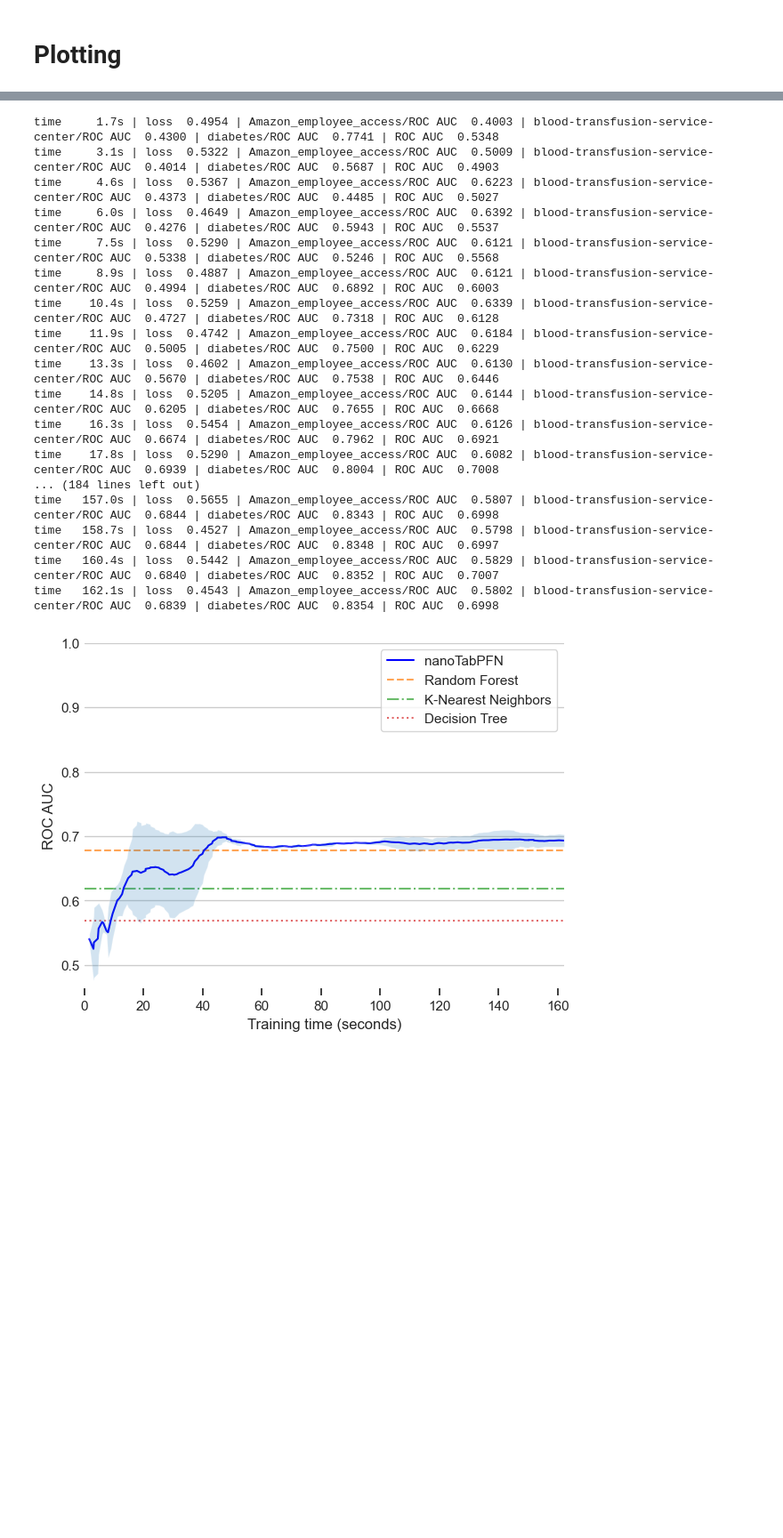
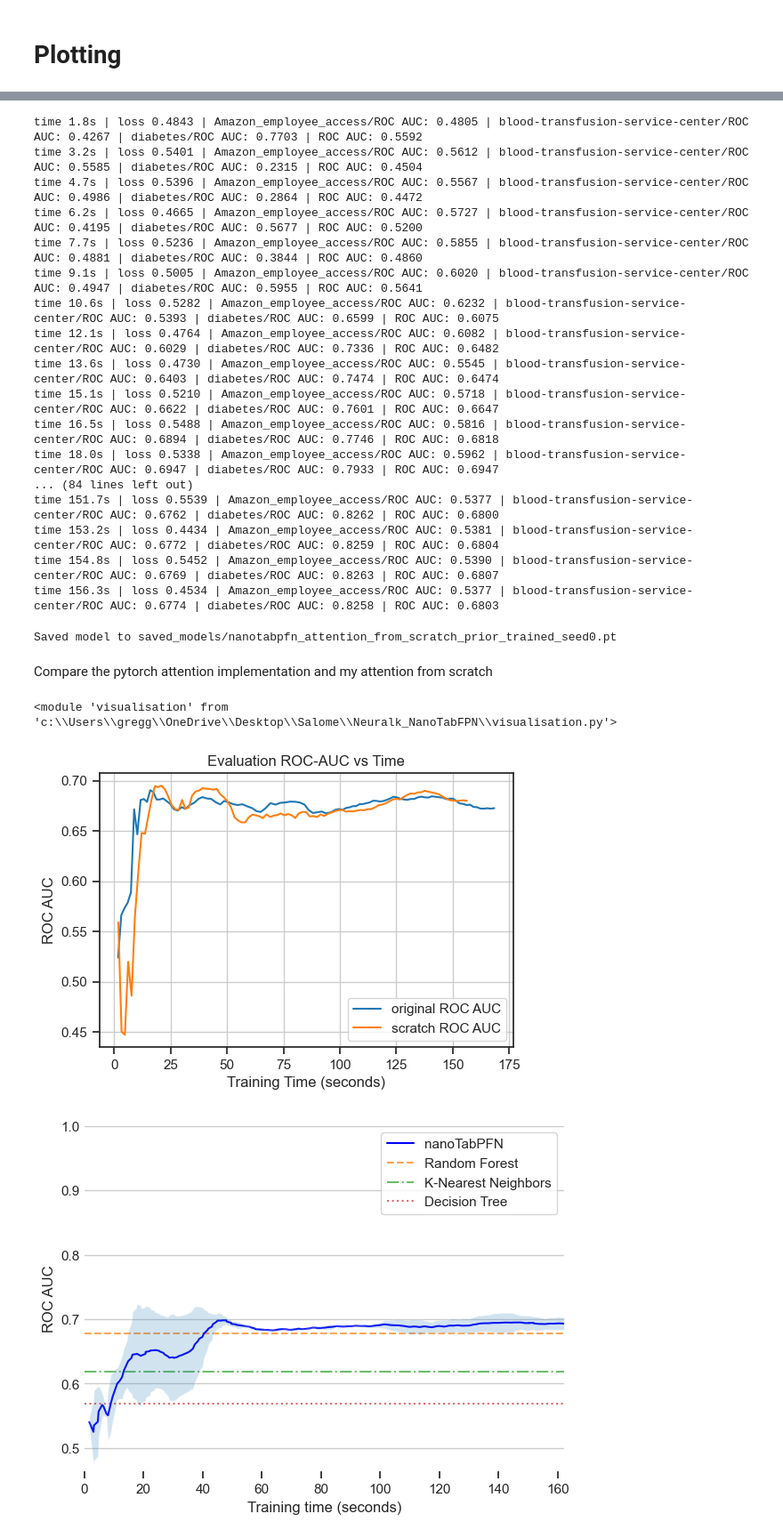
Before and after one commit to sgobbi/Neuralk_NanoTabFPN, a Jupyter notebook: experiment.ipynb, the cells around one changed output, grey strips where cells are left out. Shown at 89% size. Drawn from its saved outputs; the diff is of its cells as text; code cells hidden in the pictures; blank space fills up the shorter version.

```diff
--- a/experiment.ipynb
+++ b/experiment.ipynb
@@ -454,10 +543,10 @@ from model import NanoTabPFNModel
 from model import NanoTabPFNModel
 from train import PriorDumpDataLoader, train, get_default_device, set_randomness_seed
 
-histories_local = []
+histories_scratch = []
 device = get_default_device()
 
-for seed in [0, 111]:
+for seed in [0]:
     set_randomness_seed(seed)
     prior = PriorDumpDataLoader("300k_150x5_2.h5", num_steps=2500, batch_size=32, device=device)
     model = NanoTabPFNModel(
@@ -470,27 +559,52 @@ for seed in [0, 111]:
         )
     eval_model_partial = functools.partial(eval_model, datasets=DATASETS)
     model, history = train(model, prior, lr=4e-3, steps_per_eval=25, eval_func=eval_model_partial)
-    history = [{**record, "training_time": training_time} for (training_time, record) in history]
     history = pd.DataFrame(history)
-    histories_local.append(history)
+    histories_scratch.append(history)
 # %% [output]
-time     1.7s | loss  0.4954 | Amazon_employee_access/ROC AUC  0.4003 | blood-transfusion-service-center/ROC AUC  0.4300 | diabetes/ROC AUC  0.7741 | ROC AUC  0.5348
-time     3.1s | loss  0.5322 | Amazon_employee_access/ROC AUC  0.5009 | blood-transfusion-service-center/ROC AUC  0.4014 | diabetes/ROC AUC  0.5687 | ROC AUC  0.4903
-time     4.6s | loss  0.5367 | Amazon_employee_access/ROC AUC  0.6223 | blood-transfusion-service-center/ROC AUC  0.4373 | diabetes/ROC AUC  0.4485 | ROC AUC  0.5027
-time     6.0s | loss  0.4649 | Amazon_employee_access/ROC AUC  0.6392 | blood-transfusion-service-center/ROC AUC  0.4276 | diabetes/ROC AUC  0.5943 | ROC AUC  0.5537
-time     7.5s | loss  0.5290 | Amazon_employee_access/ROC AUC  0.6121 | blood-transfusion-service-center/ROC AUC  0.5338 | diabetes/ROC AUC  0.5246 | ROC AUC  0.5568
-time     8.9s | loss  0.4887 | Amazon_employee_access/ROC AUC  0.6121 | blood-transfusion-service-center/ROC AUC  0.4994 | diabetes/ROC AUC  0.6892 | ROC AUC  0.6003
-time    10.4s | loss  0.5259 | Amazon_employee_access/ROC AUC  0.6339 | blood-transfusion-service-center/ROC AUC  0.4727 | diabetes/ROC AUC  0.7318 | ROC AUC  0.6128
-time    11.9s | loss  0.4742 | Amazon_employee_access/ROC AUC  0.6184 | blood-transfusion-service-center/ROC AUC  0.5005 | diabetes/ROC AUC  0.7500 | ROC AUC  0.6229
-time    13.3s | loss  0.4602 | Amazon_employee_access/ROC AUC  0.6130 | blood-transfusion-service-center/ROC AUC  0.5670 | diabetes/ROC AUC  0.7538 | ROC AUC  0.6446
-time    14.8s | loss  0.5205 | Amazon_employee_access/ROC AUC  0.6144 | blood-transfusion-service-center/ROC AUC  0.6205 | diabetes/ROC AUC  0.7655 | ROC AUC  0.6668
-time    16.3s | loss  0.5454 | Amazon_employee_access/ROC AUC  0.6126 | blood-transfusion-service-center/ROC AUC  0.6674 | diabetes/ROC AUC  0.7962 | ROC AUC  0.6921
-time    17.8s | loss  0.5290 | Amazon_employee_access/ROC AUC  0.6082 | blood-transfusion-service-center/ROC AUC  0.6939 | diabetes/ROC AUC  0.8004 | ROC AUC  0.7008
-... (184 lines left out)
-time   157.0s | loss  0.5655 | Amazon_employee_access/ROC AUC  0.5807 | blood-transfusion-service-center/ROC AUC  0.6844 | diabetes/ROC AUC  0.8343 | ROC AUC  0.6998
-time   158.7s | loss  0.4527 | Amazon_employee_access/ROC AUC  0.5798 | blood-transfusion-service-center/ROC AUC  0.6844 | diabetes/ROC AUC  0.8348 | ROC AUC  0.6997
-time   160.4s | loss  0.5442 | Amazon_employee_access/ROC AUC  0.5829 | blood-transfusion-service-center/ROC AUC  0.6840 | diabetes/ROC AUC  0.8352 | ROC AUC  0.7007
-time   162.1s | loss  0.4543 | Amazon_employee_access/ROC AUC  0.5802 | blood-transfusion-service-center/ROC AUC  0.6839 | diabetes/ROC AUC  0.8354 | ROC AUC  0.6998
+time 1.8s | loss 0.4843 | Amazon_employee_access/ROC AUC: 0.4805 | blood-transfusion-service-center/ROC AUC: 0.4267 | diabetes/ROC AUC: 0.7703 | ROC AUC: 0.5592
+time 3.2s | loss 0.5401 | Amazon_employee_access/ROC AUC: 0.5612 | blood-transfusion-service-center/ROC AUC: 0.5585 | diabetes/ROC AUC: 0.2315 | ROC AUC: 0.4504
+time 4.7s | loss 0.5396 | Amazon_employee_access/ROC AUC: 0.5567 | blood-transfusion-service-center/ROC AUC: 0.4986 | diabetes/ROC AUC: 0.2864 | ROC AUC: 0.4472
+time 6.2s | loss 0.4665 | Amazon_employee_access/ROC AUC: 0.5727 | blood-transfusion-service-center/ROC AUC: 0.4195 | diabetes/ROC AUC: 0.5677 | ROC AUC: 0.5200
+time 7.7s | loss 0.5236 | Amazon_employee_access/ROC AUC: 0.5855 | blood-transfusion-service-center/ROC AUC: 0.4881 | diabetes/ROC AUC: 0.3844 | ROC AUC: 0.4860
+time 9.1s | loss 0.5005 | Amazon_employee_access/ROC AUC: 0.6020 | blood-transfusion-service-center/ROC AUC: 0.4947 | diabetes/ROC AUC: 0.5955 | ROC AUC: 0.5641
+time 10.6s | loss 0.5282 | Amazon_employee_access/ROC AUC: 0.6232 | blood-transfusion-service-center/ROC AUC: 0.5393 | diabetes/ROC AUC: 0.6599 | ROC AUC: 0.6075
+time 12.1s | loss 0.4764 | Amazon_employee_access/ROC AUC: 0.6082 | blood-transfusion-service-center/ROC AUC: 0.6029 | diabetes/ROC AUC: 0.7336 | ROC AUC: 0.6482
+time 13.6s | loss 0.4730 | Amazon_employee_access/ROC AUC: 0.5545 | blood-transfusion-service-center/ROC AUC: 0.6403 | diabetes/ROC AUC: 0.7474 | ROC AUC: 0.6474
+time 15.1s | loss 0.5210 | Amazon_employee_access/ROC AUC: 0.5718 | blood-transfusion-service-center/ROC AUC: 0.6622 | diabetes/ROC AUC: 0.7601 | ROC AUC: 0.6647
+time 16.5s | loss 0.5488 | Amazon_employee_access/ROC AUC: 0.5816 | blood-transfusion-service-center/ROC AUC: 0.6894 | diabetes/ROC AUC: 0.7746 | ROC AUC: 0.6818
+time 18.0s | loss 0.5338 | Amazon_employee_access/ROC AUC: 0.5962 | blood-transfusion-service-center/ROC AUC: 0.6947 | diabetes/ROC AUC: 0.7933 | ROC AUC: 0.6947
+... (84 lines left out)
+time 151.7s | loss 0.5539 | Amazon_employee_access/ROC AUC: 0.5377 | blood-transfusion-service-center/ROC AUC: 0.6762 | diabetes/ROC AUC: 0.8262 | ROC AUC: 0.6800
+time 153.2s | loss 0.4434 | Amazon_employee_access/ROC AUC: 0.5381 | blood-transfusion-service-center/ROC AUC: 0.6772 | diabetes/ROC AUC: 0.8259 | ROC AUC: 0.6804
+time 154.8s | loss 0.5452 | Amazon_employee_access/ROC AUC: 0.5390 | blood-transfusion-service-center/ROC AUC: 0.6769 | diabetes/ROC AUC: 0.8263 | ROC AUC: 0.6807
+time 156.3s | loss 0.4534 | Amazon_employee_access/ROC AUC: 0.5377 | blood-transfusion-service-center/ROC AUC: 0.6774 | diabetes/ROC AUC: 0.8258 | ROC AUC: 0.6803
+# %%
+save_path = f"saved_models/nanotabpfn_attention_from_scratch_prior_trained_seed{seed}.pt"
+torch.save(model.state_dict(), save_path)
+print(f"Saved model to {save_path}")
+for history in histories_scratch:
+    history.to_csv(f"saved_histories/nanotabpfn_attention_from_scratch_prior_trained_seed{seed}.csv", index = False)
+# %% [output]
+Saved model to saved_models/nanotabpfn_attention_from_scratch_prior_trained_seed0.pt
+# %% [markdown]
+Compare the pytorch attention implementation and my attention from scratch
+# %%
+# load the histories from csv
+loaded_history_pytorch = pd.read_csv("saved_histories/nanotabpfn_original_prior_trained_seed0.csv")
+loaded_history_scratch = pd.read_csv("saved_histories/nanotabpfn_attention_from_scratch_prior_trained_seed0.csv")
+model_histories = {"original": loaded_history_pytorch, "scratch": loaded_history_scratch}
+# %%
+import importlib
+import visualisation
+importlib.reload(visualisation)
+# %% [output]
+<module 'visualisation' from 'c:\\Users\\gregg\\OneDrive\\Desktop\\Salome\\Neuralk_NanoTabFPN\\visualisation.py'>
+# %%
+from visualisation import plot_metric
+plot_metric("ROC vs time", model_histories)
+# %% [output]
+[figure, added]
 # %%
 metric = "ROC AUC"
 sns.set_style("ticks")
```
Also changed, not shown: parts of 31 cells of this notebook, 14 other files.
